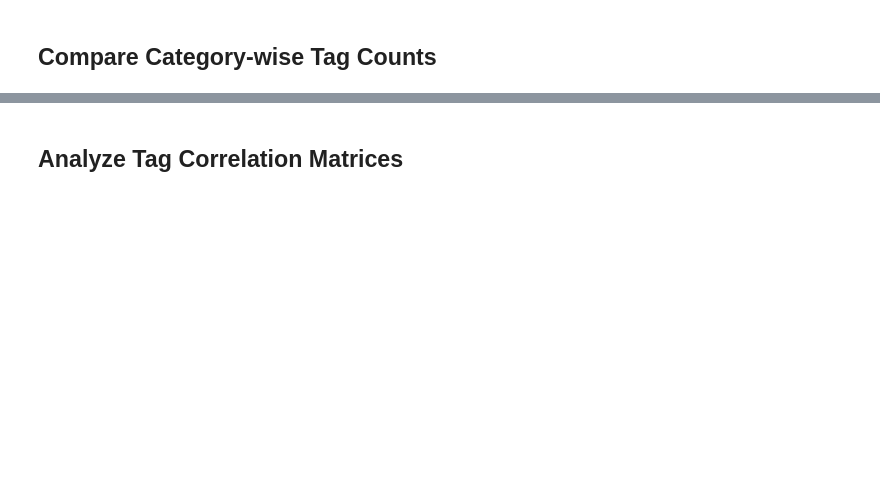
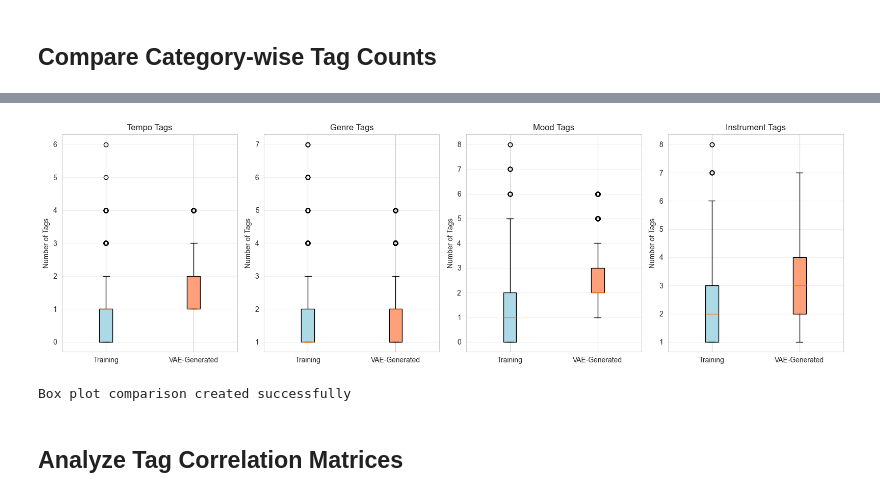
Before and after one commit to BrunoSienkiewicz/ConceptCaps, a Jupyter notebook: notebooks/vae-tags-dataset-comparison.ipynb, the cells around one changed output, grey strips where cells are left out. Drawn from its saved outputs; the diff is of its cells as text; code cells hidden in the pictures; blank space fills up the shorter version.

```diff
--- a/notebooks/vae-tags-dataset-comparison.ipynb
+++ b/notebooks/vae-tags-dataset-comparison.ipynb
@@ -152,30 +428,33 @@ print("Distribution comparison plots created successfully")
 # %%
 
 # Create box plots for detailed distribution comparison
 fig, axes = plt.subplots(1, 4, figsize=(16, 5))
 
-for idx, (cat_name, (train_col, vae_col)) in enumerate(tag_categories.items()):
+for idx, (cat_name, col) in enumerate(tag_categories.items()):
     ax = axes[idx]
 
-    train_counts = df_train[train_col].apply(len)
-    vae_counts = df_vae_baseline[vae_col].apply(len)
+    train_counts = df_train[col].apply(len)
+    vae_counts = df_vae_all[col].apply(len)
 
     data_to_plot = [train_counts, vae_counts]
     bp = ax.boxplot(data_to_plot, labels=['Training', 'VAE-Generated'], patch_artist=True)
 
     # Color the boxes
     colors = ['lightblue', 'lightsalmon']
     for patch, color in zip(bp['boxes'], colors):
         patch.set_facecolor(color)
 
     ax.set_ylabel('Number of Tags')
     ax.set_title(f'{cat_name} Tags')
     ax.grid(True, alpha=0.3, axis='y')
 
 plt.tight_layout()
 plt.show()
 
 print("Box plot comparison created successfully")
+# %% [output]
+[figure, added]
+Box plot comparison created successfully
 # %% [markdown]
 ## Analyze Tag Correlation Matrices
 # %%
```
Also changed, not shown: parts of 26 cells of this notebook, 1 other file.
